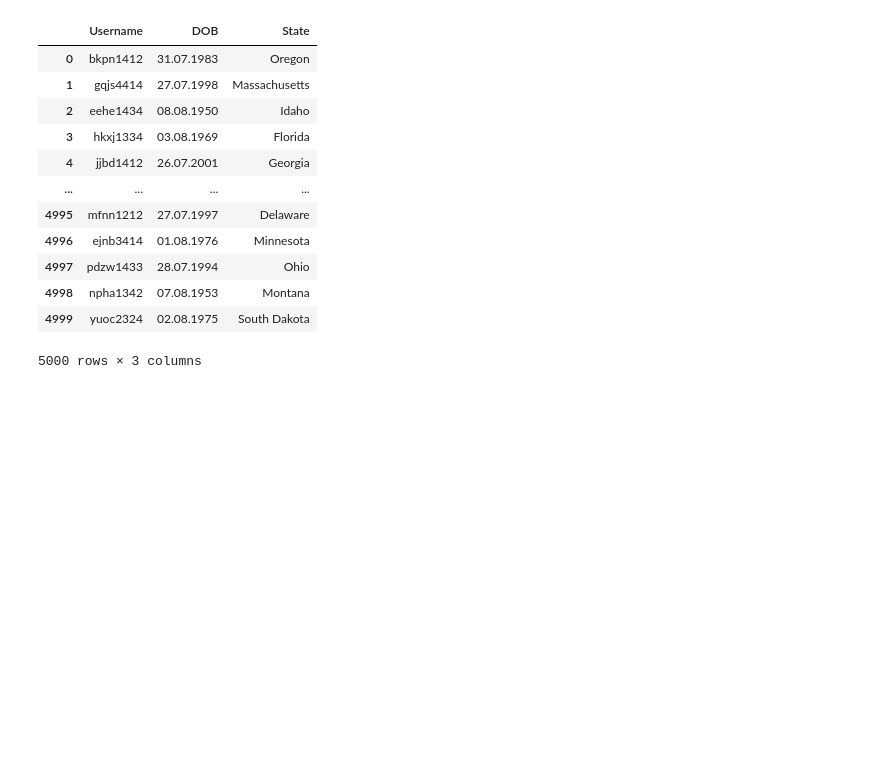
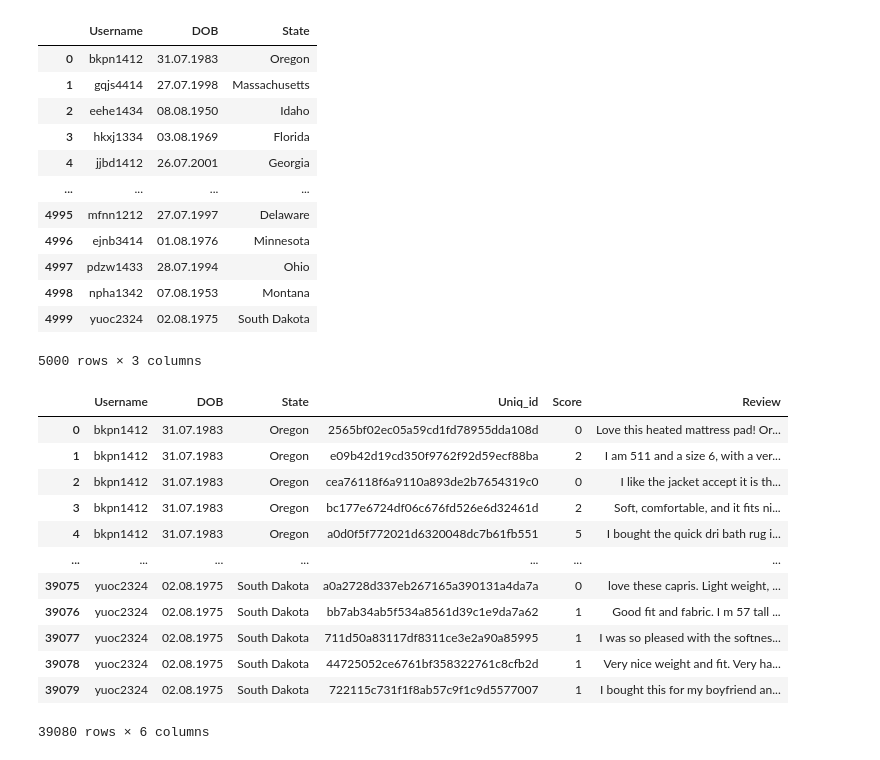
Before and after one commit to Malki9/3601763_BD2, a Jupyter notebook: 3601763_BD2.ipynb, the cells around one changed output. Cells and saved outputs as stored; diff of their text form; code cells hidden in the pictures; blank space fills up the shorter version.

```diff
--- a/3601763_BD2.ipynb
+++ b/3601763_BD2.ipynb
@@ -206,3 +206,22 @@ users
 | 4998 | npha1342 | 07.08.1953 | Montana |
 | 4999 | yuoc2324 | 02.08.1975 | South Dakota |
 5000 rows × 3 columns
+# %%
+# combine the dataset user.csv and reviews with username
+users = pd.merge(users, reviews, on='Username')
+# %%
+users
+# %% [output]
+|  | Username | DOB | State | Uniq_id | Score | Review |
+| 0 | bkpn1412 | 31.07.1983 | Oregon | 2565bf02ec05a59cd1fd78955dda108d | 0 | Love this heated mattress pad! Or... |
+| 1 | bkpn1412 | 31.07.1983 | Oregon | e09b42d19cd350f9762f92d59ecf88ba | 2 | I am 511 and a size 6, with a ver... |
+| 2 | bkpn1412 | 31.07.1983 | Oregon | cea76118f6a9110a893de2b7654319c0 | 0 | I like the jacket accept it is th... |
+| 3 | bkpn1412 | 31.07.1983 | Oregon | bc177e6724df06c676fd526e6d32461d | 2 | Soft, comfortable, and it fits ni... |
+| 4 | bkpn1412 | 31.07.1983 | Oregon | a0d0f5f772021d6320048dc7b61fb551 | 5 | I bought the quick dri bath rug i... |
+| ... | ... | ... | ... | ... | ... | ... |
+| 39075 | yuoc2324 | 02.08.1975 | South Dakota | a0a2728d337eb267165a390131a4da7a | 0 | love these capris. Light weight, ... |
+| 39076 | yuoc2324 | 02.08.1975 | South Dakota | bb7ab34ab5f534a8561d39c1e9da7a62 | 1 | Good fit and fabric. I m 57 tall ... |
+| 39077 | yuoc2324 | 02.08.1975 | South Dakota | 711d50a83117df8311ce3e2a90a85995 | 1 | I was so pleased with the softnes... |
+| 39078 | yuoc2324 | 02.08.1975 | South Dakota | 44725052ce6761bf358322761c8cfb2d | 1 | Very nice weight and fit. Very ha... |
+| 39079 | yuoc2324 | 02.08.1975 | South Dakota | 722115c731f1f8ab57c9f1c9d5577007 | 1 | I bought this for my boyfriend an... |
+39080 rows × 6 columns
```
